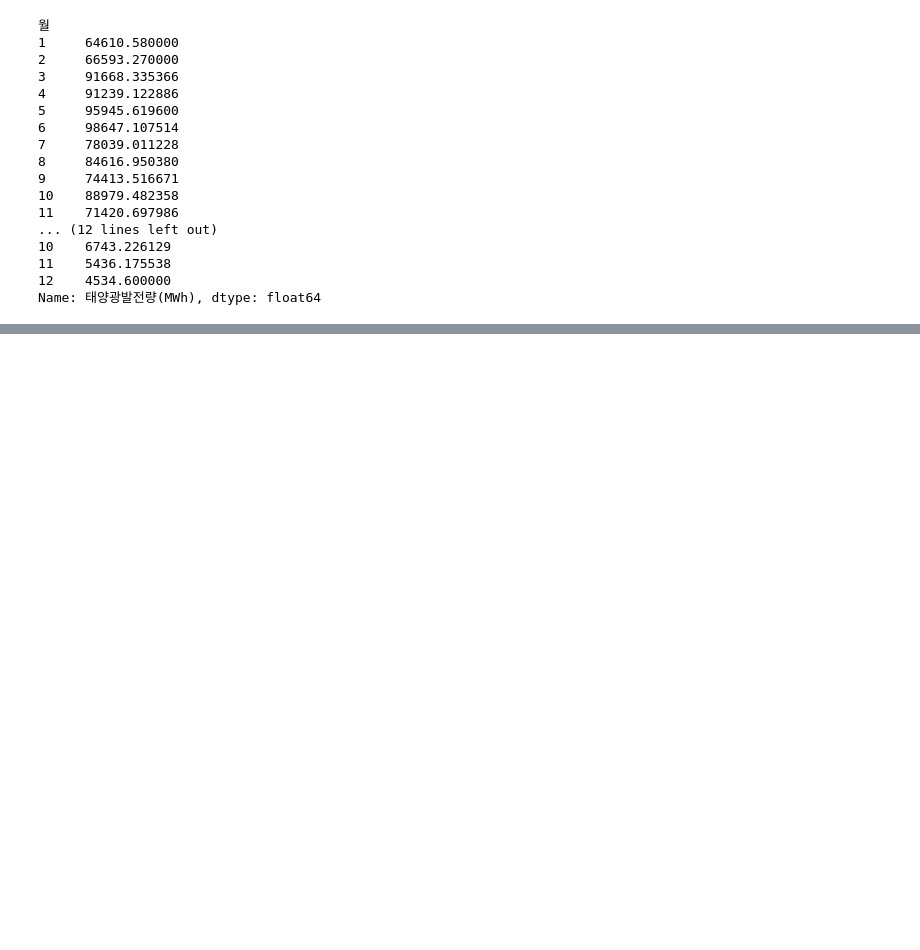
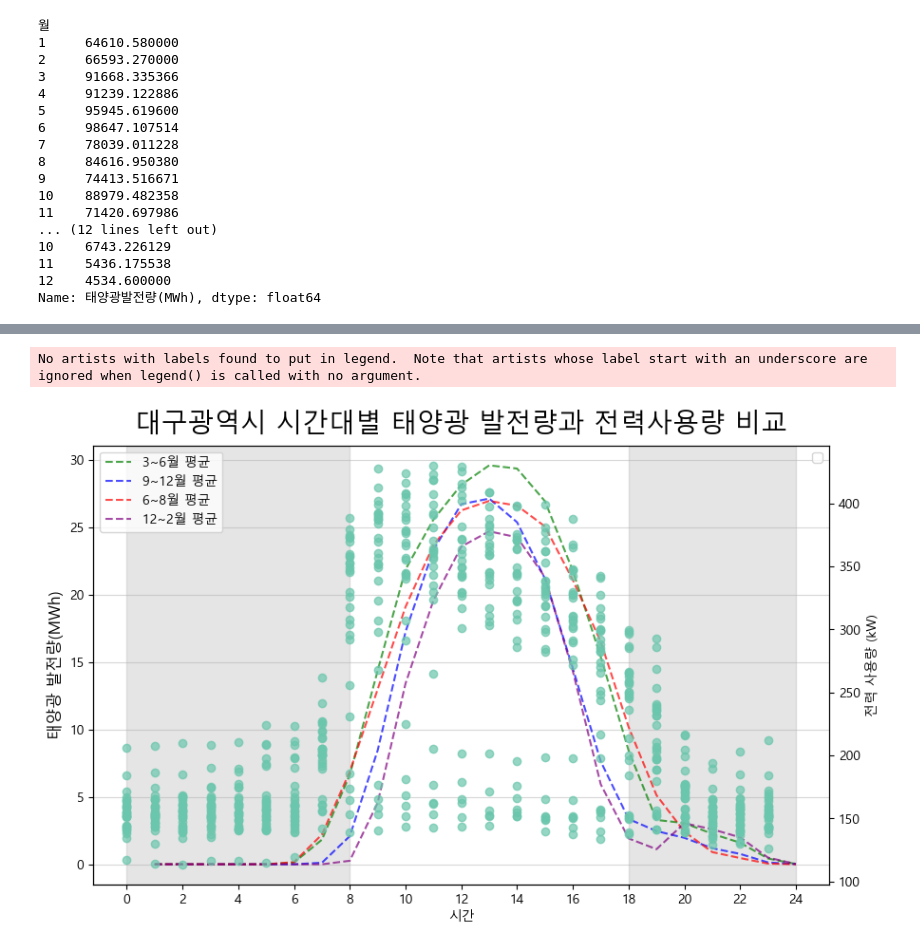
Before and after one commit to zeenoo11/Project_LivingLab, a Jupyter notebook: Projects/C01_Analysis_for_report.ipynb, the cells around one changed output, grey strips where cells are left out. Cells and saved outputs as stored; diff of their text form; code cells hidden in the pictures; blank space fills up the shorter version.

```diff
--- a/Projects/C01_Analysis_for_report.ipynb
+++ b/Projects/C01_Analysis_for_report.ipynb
@@ -271,0 +328,35 @@ df
+# %%
+# Figure and first y-axis
+fig, ax1 = plt.subplots(figsize=(10, 6))
+
+# ax1.plot(data_re_t['시간'], data_re_t['태양광발전량(MWh)'], color='gray', alpha=0.3, label='태양광발전량(MWh)')
+ax1.plot(re_mean_t_spring, label='3~6월 평균', linestyle='--', color='green', alpha=0.7)
+ax1.plot(re_mean_t_fall, label='9~12월 평균', linestyle='--', color='blue', alpha=0.7)
+ax1.plot(re_mean_t_summer, label='6~8월 평균', linestyle='--', color='red', alpha=0.7)
+ax1.plot(re_mean_t_winter, label='12~2월 평균', linestyle='--', color='purple', alpha=0.7)
+ax1.set_xlabel('시간')
+ax1.set_ylabel('태양광 발전량(MWh)', fontsize=12)
+ax1.set_xticks(np.arange(0, 26, 2))
+ax1.set_yticks(np.arange(0, 35, 5))
+ax1.legend(loc='upper left')
+ax1.grid(True, axis='y', alpha=0.5)
+
+# Second y-axis
+ax2 = ax1.twinx()
+for date in data_1304['측정일자'].unique():
+    data_1304_date = data_1304[data_1304['측정일자'] == date]
+    ax2.scatter(data_1304_date['측정시각'], data_1304_date['SG전력사용량'], alpha=0.7, color='#6AC6AC')
+
+# ax2.plot(data_1304_mean.index, data_1304_mean.values, color='gold', label='평균', alpha=0.2, linewidth=30)
+ax2.set_ylabel('전력 사용량 (kW)')
+ax2.legend(loc='upper right')
+# 시간 18~24, 0~8을 회색 배경
+ax1.axvspan(18, 24, color='gray', alpha=0.2)
+ax1.axvspan(0, 8, color='gray', alpha=0.2)
+plt.title("대구광역시 시간대별 태양광 발전량과 전력사용량 비교", fontsize=20, pad=10)
+
+
+plt.show()
+# %% [output]
+No artists with labels found to put in legend.  Note that artists whose label start with an underscore are ignored when legend() is called with no argument.
+[figure, added]
```
Also changed, not shown: parts of 6 cells of this notebook, 1 other file.
